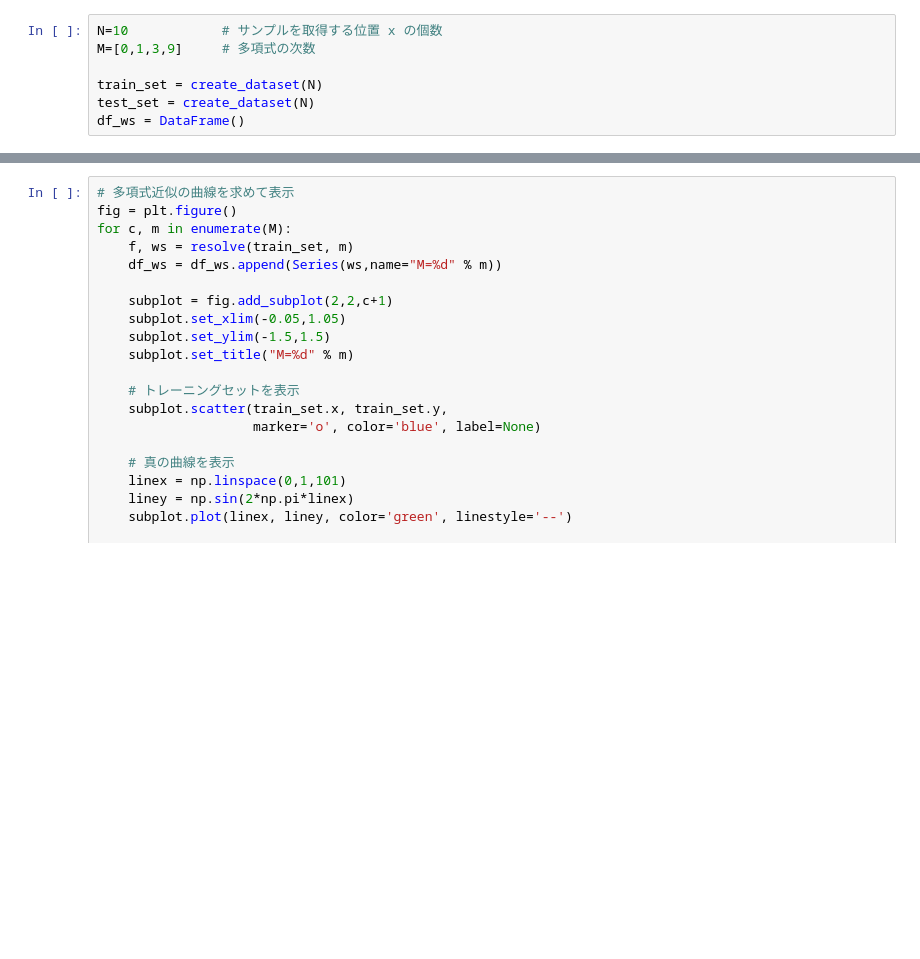
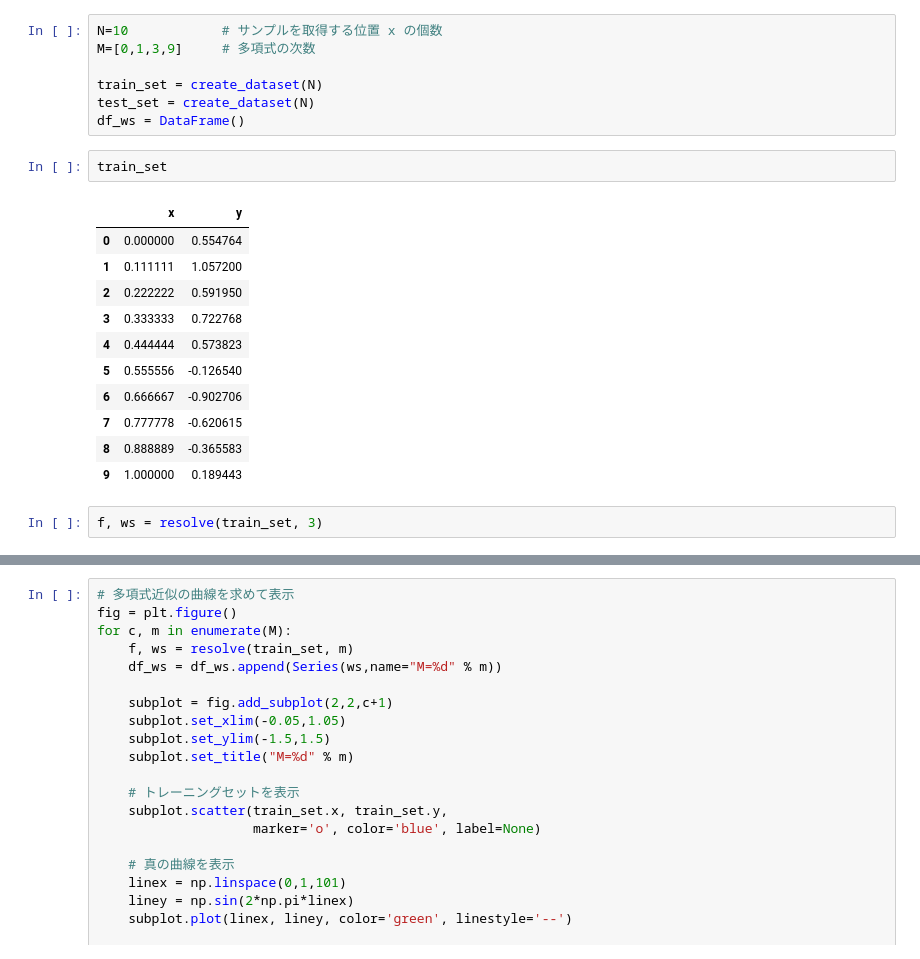
Before and after one commit to teruuuuuu/python_notebook, a Jupyter notebook: notebook/book/machine_learning_nyumon/saishoujijou.ipynb, the cells around one changed output, grey strips where cells are left out. Drawn from its saved outputs; the diff is of its cells as text; blank space fills up the shorter version.

```diff
--- a/notebook/book/machine_learning_nyumon/saishoujijou.ipynb
+++ b/notebook/book/machine_learning_nyumon/saishoujijou.ipynb
@@ -50,3 +50,19 @@ M=[0,1,3,9]     # 多項式の次数
 train_set = create_dataset(N)
 test_set = create_dataset(N)
 df_ws = DataFrame()
+# %%
+train_set
+# %% [output]
+|  | x | y |
+| 0 | 0.000000 | 0.554764 |
+| 1 | 0.111111 | 1.057200 |
+| 2 | 0.222222 | 0.591950 |
+| 3 | 0.333333 | 0.722768 |
+| 4 | 0.444444 | 0.573823 |
+| 5 | 0.555556 | -0.126540 |
+| 6 | 0.666667 | -0.902706 |
+| 7 | 0.777778 | -0.620615 |
+| 8 | 0.888889 | -0.365583 |
+| 9 | 1.000000 | 0.189443 |
+# %%
+f, ws = resolve(train_set, 3)
```
Also changed, not shown: parts of 7 cells of this notebook, 1 other file.
